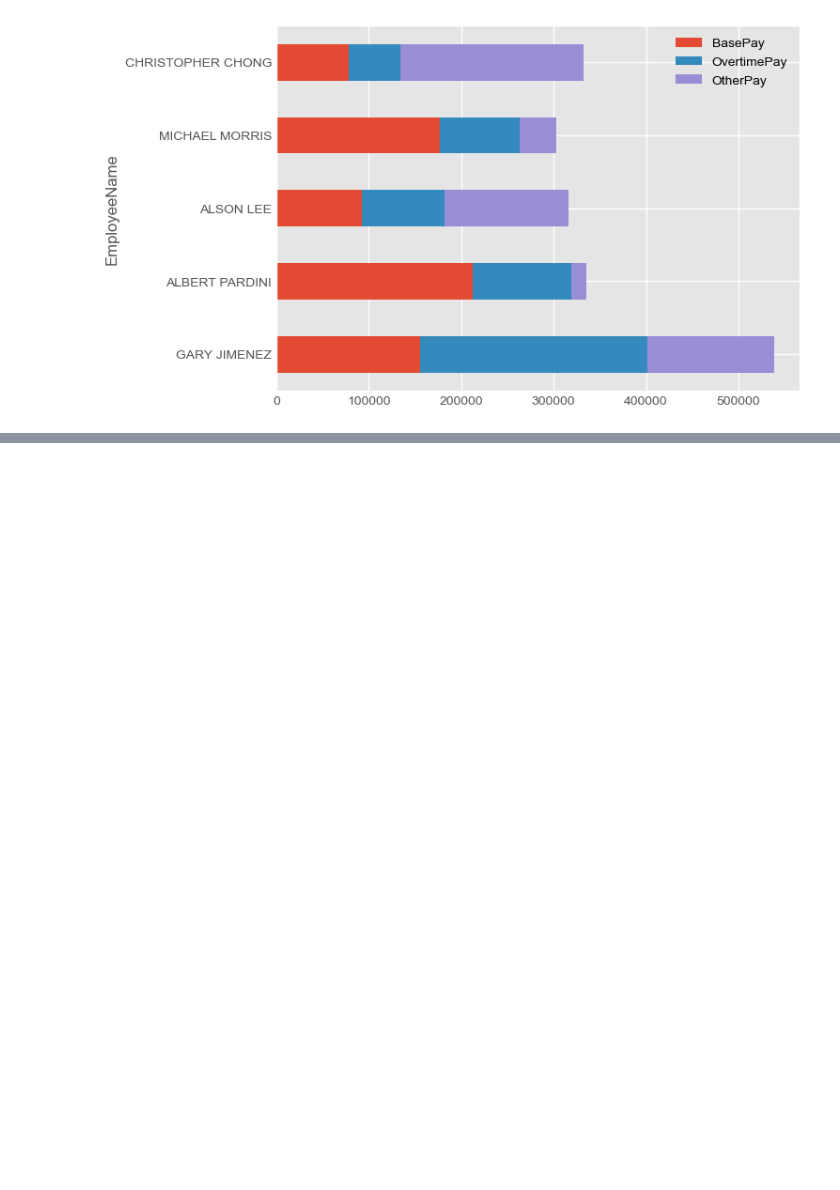
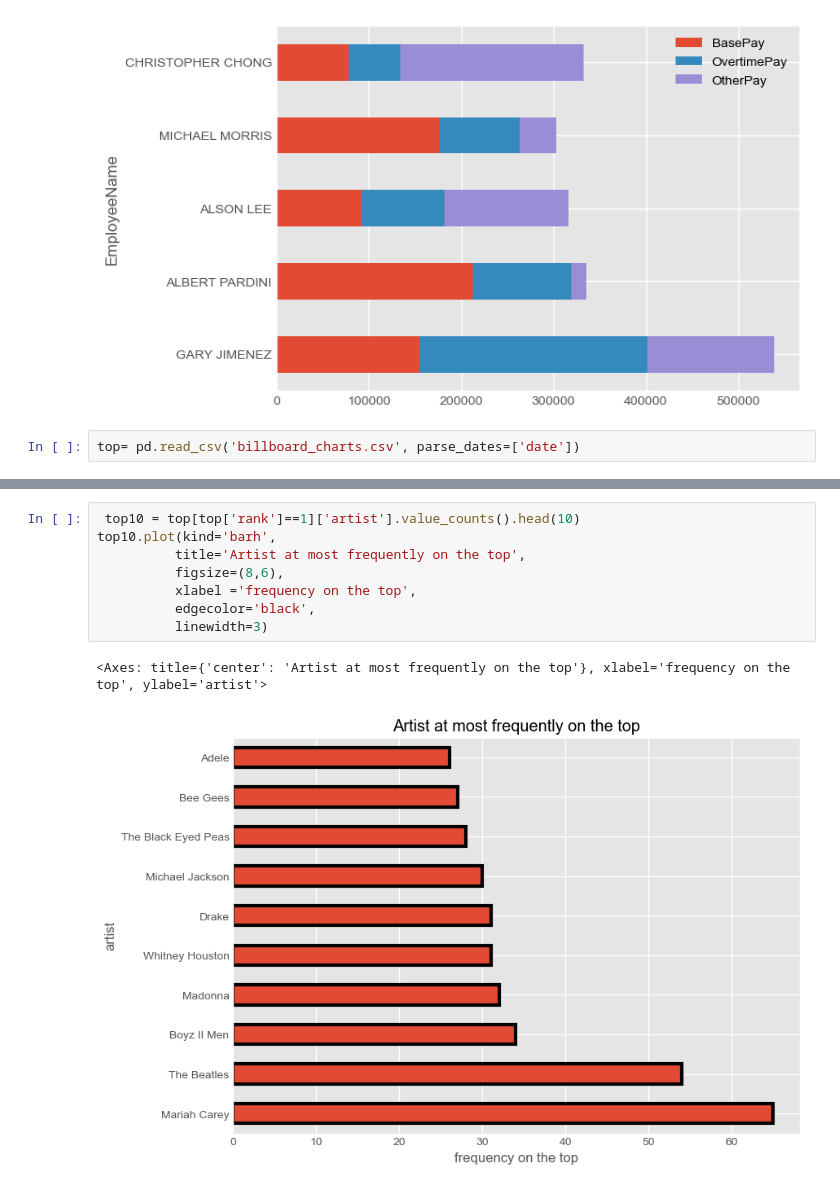
Before and after one commit to trudova/python-projects, a Jupyter notebook: pandas/plotting with matplotlib.ipynb, the cells around one changed output, grey strips where cells are left out. Saved outputs shown, nothing was run; the diff lists cells and outputs as text; blank space fills up the shorter version.

Commit message:
more plotting

```diff
--- a/pandas/plotting with matplotlib.ipynb
+++ b/pandas/plotting with matplotlib.ipynb
@@ -599,3 +599,5 @@ df.sort_values('OvertimePay', ascending=False).head().plot(kind='barh',stacked=T
 # %% [output]
 <Axes: ylabel='EmployeeName'>
 [figure]
+# %%
+top= pd.read_csv('billboard_charts.csv', parse_dates=['date'])
@@ -601,0 +621,11 @@ df.sort_values('OvertimePay', ascending=False).head().plot(kind='barh',stacked=T
+# %%
+ top10 = top[top['rank']==1]['artist'].value_counts().head(10)
+top10.plot(kind='barh',
+          title='Artist at most frequently on the top',
+          figsize=(8,6),
+          xlabel ='frequency on the top',
+          edgecolor='black',
+          linewidth=3)
+# %% [output]
+<Axes: title={'center': 'Artist at most frequently on the top'}, xlabel='frequency on the top', ylabel='artist'>
+[figure, added]
```
Also changed, not shown: parts of 35 cells of this notebook.
